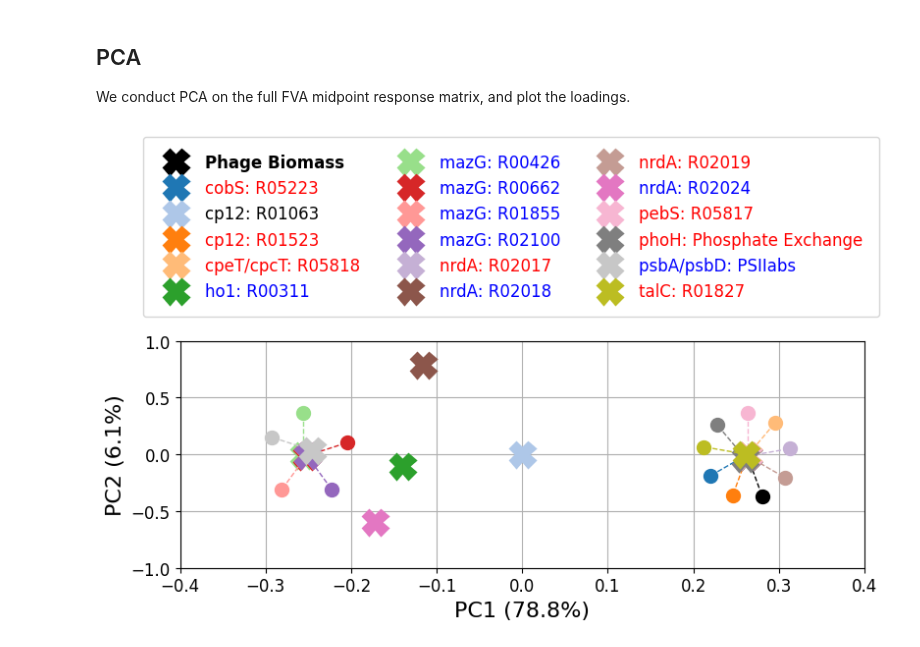
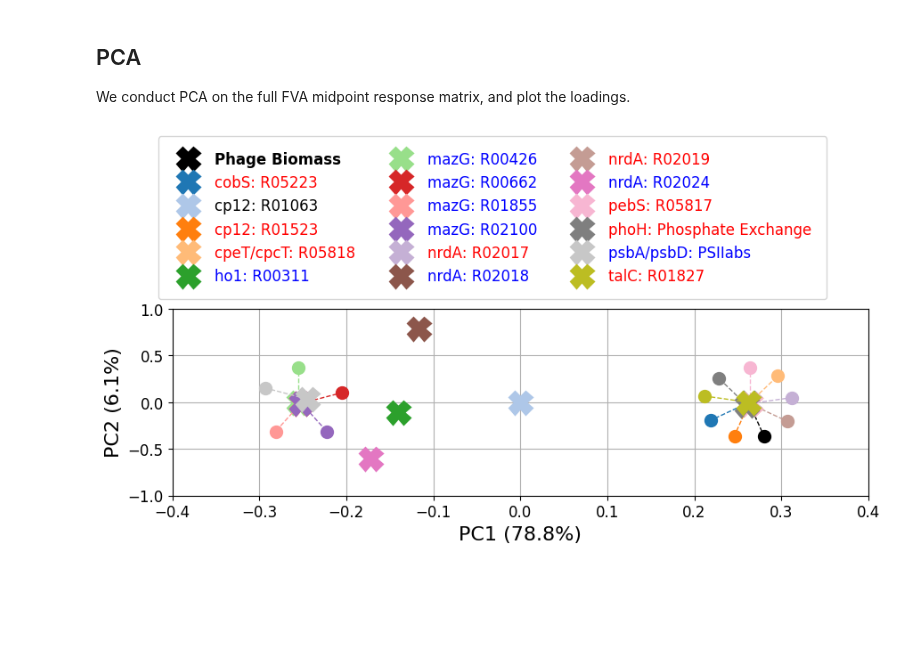
Before and after one commit to NWBRaVE/p-hm2-amgs-in-med4, a Jupyter notebook: phage_biomass_impact.ipynb, the cells around one changed output. Saved outputs shown, nothing was run; the diff lists cells and outputs as text; code cells hidden in the pictures; blank space fills up the shorter version.

```diff
--- a/phage_biomass_impact.ipynb
+++ b/phage_biomass_impact.ipynb
@@ -459,31 +460,34 @@ for i, (amg, row) in enumerate(pc_proj.iterrows()):
         ms=1 if amg != "Phage Biomass" else 5,
     )
     ax.plot(
         [x, x + jx],
         [y, y + jy],
         color=(r, g, b, a),
         linewidth=1,
         linestyle="--",
     )
 ax.grid(True)
 ax.tick_params(axis="both", which="both", labelsize=12)
 ax.set_xlabel(f"PC1 ({v1:.1%})", fontsize=16)
 ax.set_ylabel(f"PC2 ({v2:.1%})", fontsize=16)
 leg = fig.legend(
     ncols=3,
     loc="upper center",
     bbox_to_anchor=(0.5, 1.6),
     fontsize=12,
     labelspacing=0.5,
     borderpad=1,
 )
 
 for tlab in leg.get_texts():
     tlab.set_color(lab_colors[tlab.get_text()])
     if tlab.get_text() == "Phage Biomass":
         tlab.set_fontweight("bold")
 ax.set_xlim([-0.4, 0.4])
 ax.set_ylim([-1, 1])
+fig.tight_layout()
+fig.savefig("figures/pca.png", bbox_inches="tight")
+fig.savefig("figures/pca.pdf", bbox_inches="tight")
 plt.show()
 # %% [output]
-[figure, old version]
+[figure, new version]
```
Also changed, not shown: parts of 5 cells of this notebook, 3 other files.
